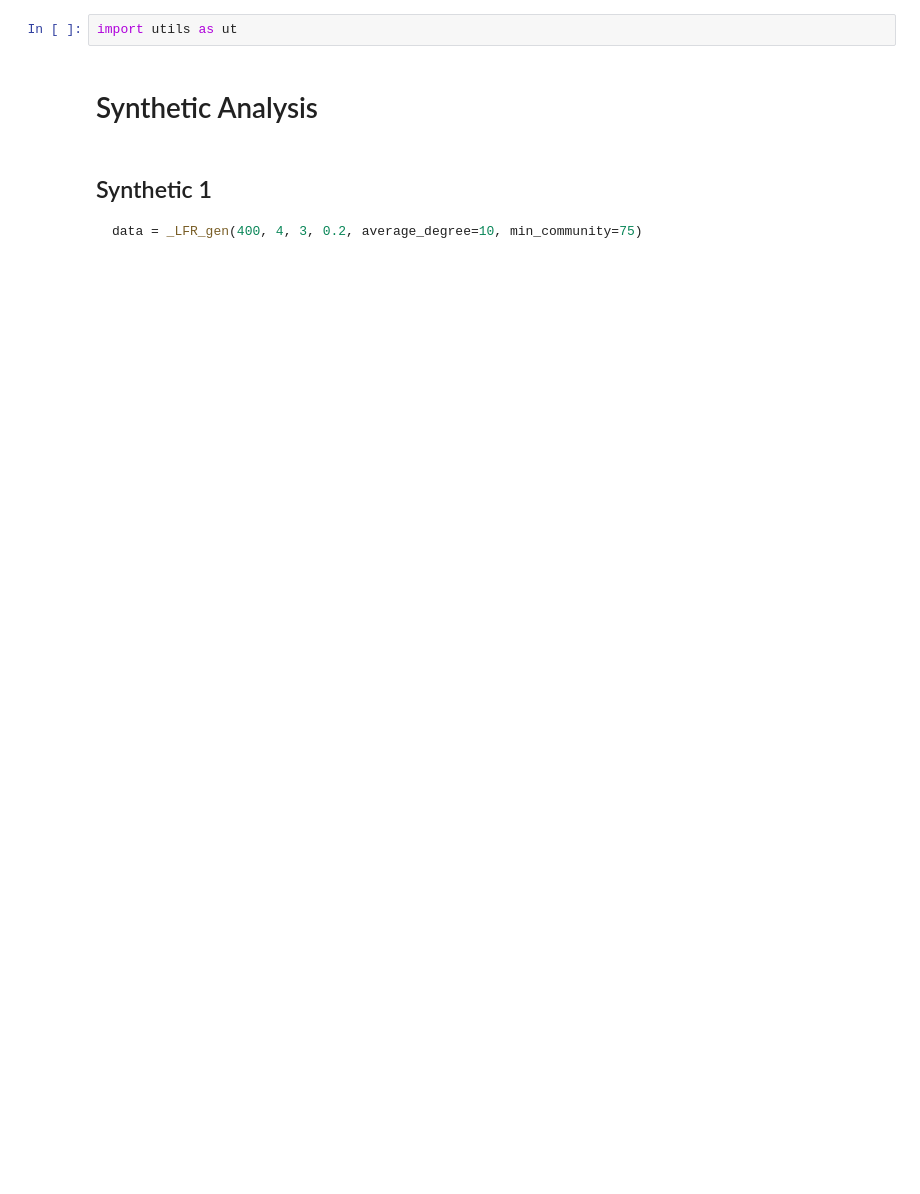
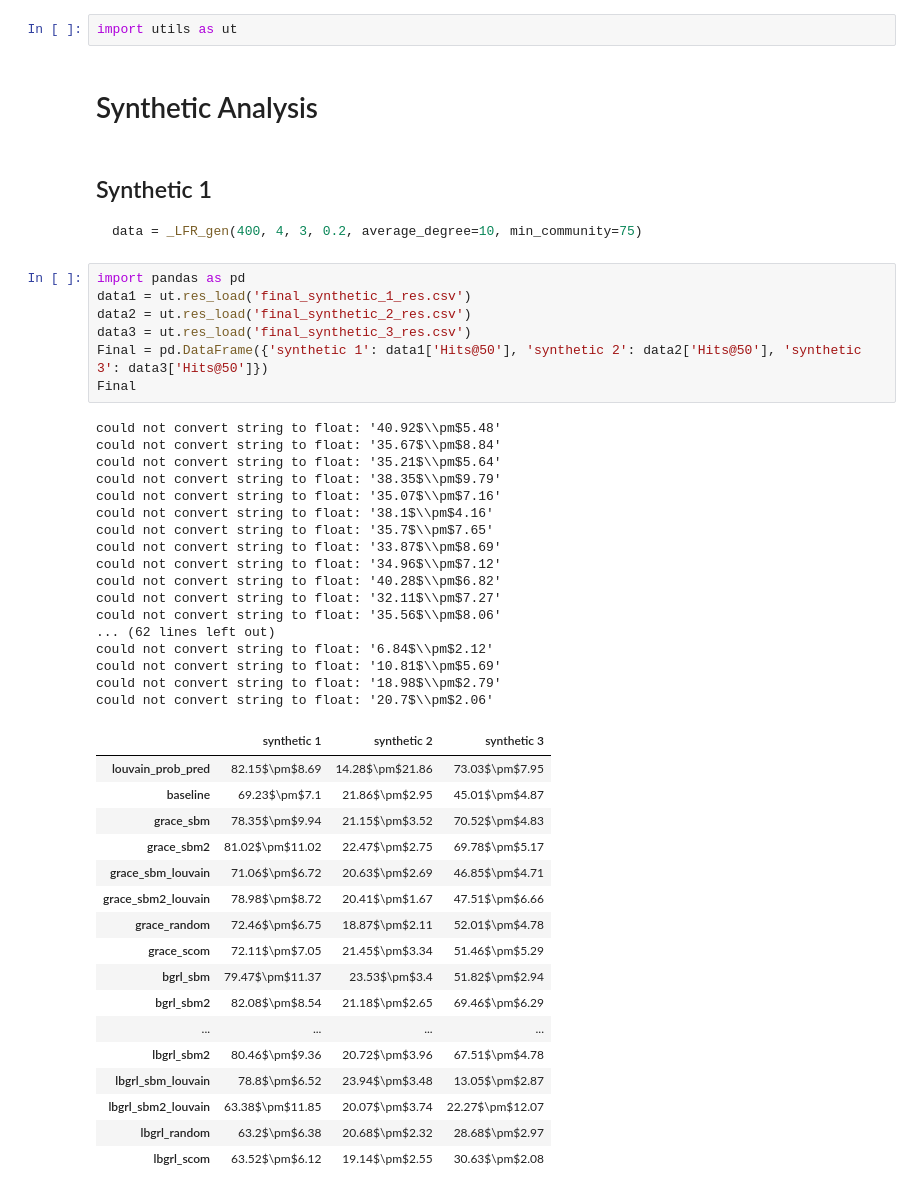
Before and after one commit to valentincuzin/GCL-Link-Prediction, a Jupyter notebook: New/output/synthetic_analysis.ipynb, the cells around one changed output. Drawn from its saved outputs; the diff is of its cells as text; blank space fills up the shorter version.

````diff
--- a/New/output/synthetic_analysis.ipynb
+++ b/New/output/synthetic_analysis.ipynb
@@ -7,5 +7,47 @@ import utils as ut
 ```python
 data = _LFR_gen(400, 4, 3, 0.2, average_degree=10, min_community=75)
 ```
+# %%
+import pandas as pd
+data1 = ut.res_load('final_synthetic_1_res.csv')
+data2 = ut.res_load('final_synthetic_2_res.csv')
+data3 = ut.res_load('final_synthetic_3_res.csv')
+Final = pd.DataFrame({'synthetic 1': data1['Hits@50'], 'synthetic 2': data2['Hits@50'], 'synthetic 3': data3['Hits@50']})
+Final
+# %% [output]
+could not convert string to float: '40.92$\\pm$5.48'
+could not convert string to float: '35.67$\\pm$8.84'
+could not convert string to float: '35.21$\\pm$5.64'
+could not convert string to float: '38.35$\\pm$9.79'
+could not convert string to float: '35.07$\\pm$7.16'
+could not convert string to float: '38.1$\\pm$4.16'
+could not convert string to float: '35.7$\\pm$7.65'
+could not convert string to float: '33.87$\\pm$8.69'
+could not convert string to float: '34.96$\\pm$7.12'
+could not convert string to float: '40.28$\\pm$6.82'
+could not convert string to float: '32.11$\\pm$7.27'
+could not convert string to float: '35.56$\\pm$8.06'
+... (62 lines left out)
+could not convert string to float: '6.84$\\pm$2.12'
+could not convert string to float: '10.81$\\pm$5.69'
+could not convert string to float: '18.98$\\pm$2.79'
+could not convert string to float: '20.7$\\pm$2.06'
+|  | synthetic 1 | synthetic 2 | synthetic 3 |
+| louvain_prob_pred | 82.15$\pm$8.69 | 14.28$\pm$21.86 | 73.03$\pm$7.95 |
+| baseline | 69.23$\pm$7.1 | 21.86$\pm$2.95 | 45.01$\pm$4.87 |
+| grace_sbm | 78.35$\pm$9.94 | 21.15$\pm$3.52 | 70.52$\pm$4.83 |
+| grace_sbm2 | 81.02$\pm$11.02 | 22.47$\pm$2.75 | 69.78$\pm$5.17 |
+| grace_sbm_louvain | 71.06$\pm$6.72 | 20.63$\pm$2.69 | 46.85$\pm$4.71 |
+| grace_sbm2_louvain | 78.98$\pm$8.72 | 20.41$\pm$1.67 | 47.51$\pm$6.66 |
+| grace_random | 72.46$\pm$6.75 | 18.87$\pm$2.11 | 52.01$\pm$4.78 |
+| grace_scom | 72.11$\pm$7.05 | 21.45$\pm$3.34 | 51.46$\pm$5.29 |
+| bgrl_sbm | 79.47$\pm$11.37 | 23.53$\pm$3.4 | 51.82$\pm$2.94 |
+| bgrl_sbm2 | 82.08$\pm$8.54 | 21.18$\pm$2.65 | 69.46$\pm$6.29 |
+| ... | ... | ... | ... |
+| lbgrl_sbm2 | 80.46$\pm$9.36 | 20.72$\pm$3.96 | 67.51$\pm$4.78 |
+| lbgrl_sbm_louvain | 78.8$\pm$6.52 | 23.94$\pm$3.48 | 13.05$\pm$2.87 |
+| lbgrl_sbm2_louvain | 63.38$\pm$11.85 | 20.07$\pm$3.74 | 22.27$\pm$12.07 |
+| lbgrl_random | 63.2$\pm$6.38 | 20.68$\pm$2.32 | 28.68$\pm$2.97 |
+| lbgrl_scom | 63.52$\pm$6.12 | 19.14$\pm$2.55 | 30.63$\pm$2.08 |
 # %%
 data = ut.res_load('final_synthetic_1_res.csv')
````
Also changed, not shown: parts of 3 cells of this notebook, 1 other file.
